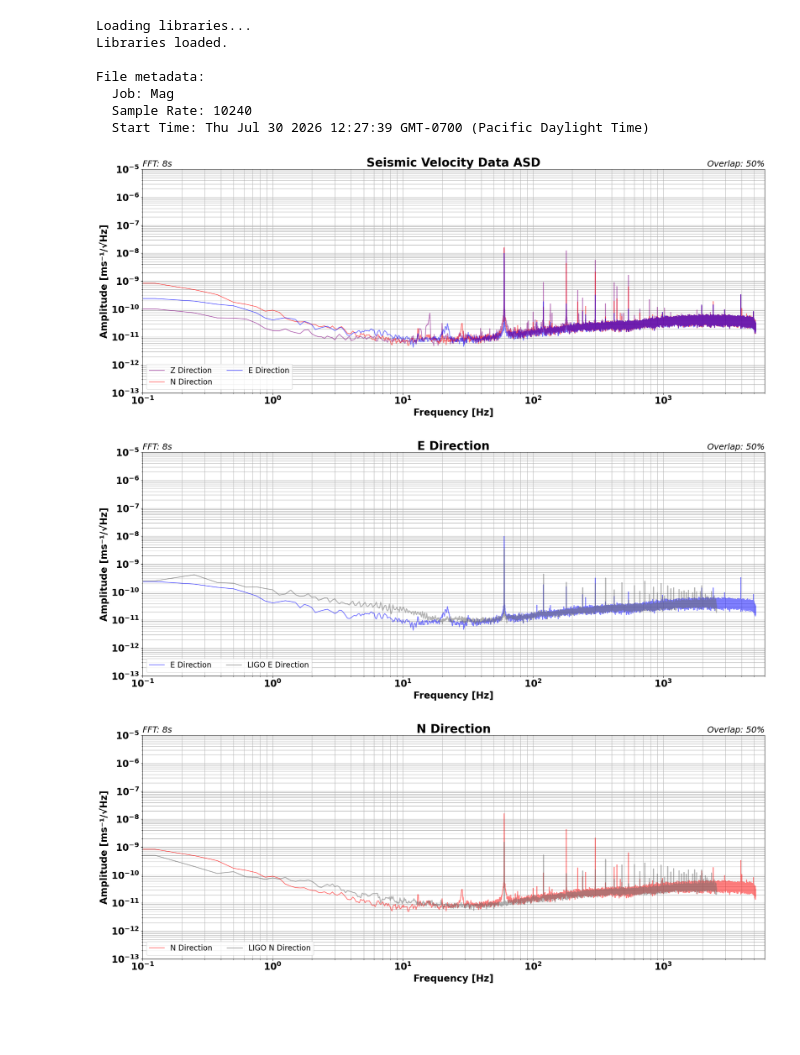
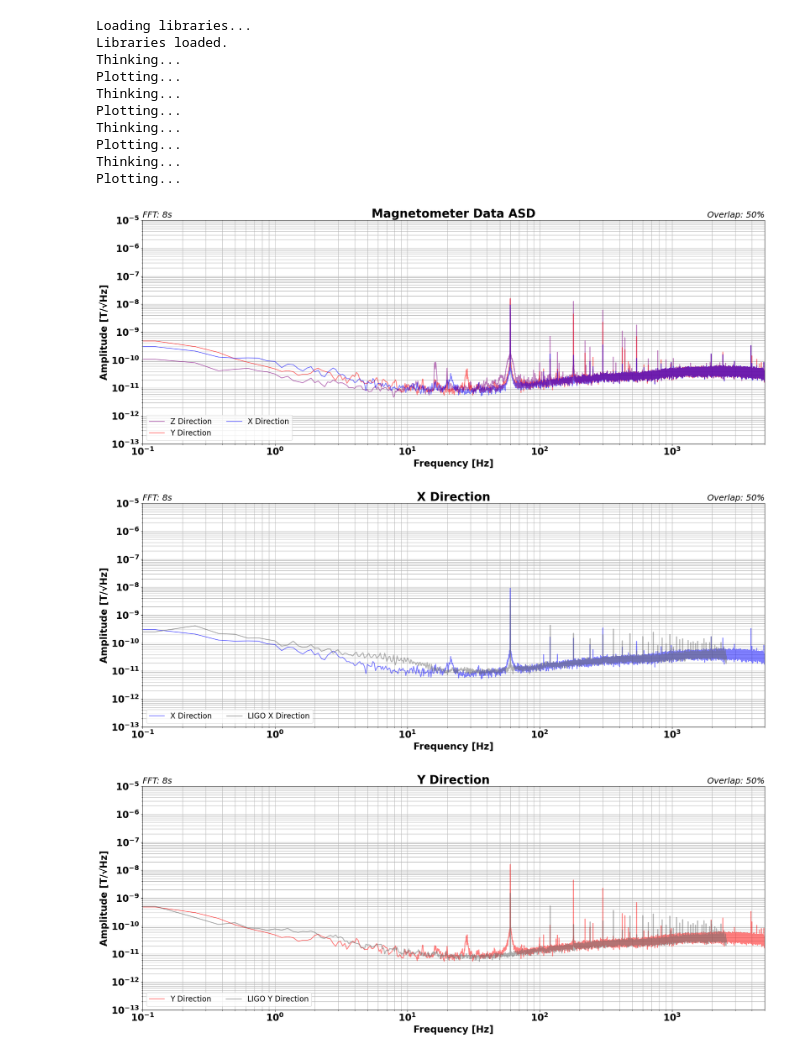
Before and after one commit to ceSiteTesting/CE_Site_Testing, a Jupyter notebook: Data_Analysis/CE_Analysis_Streak.ipynb, the cells around one changed output. Saved outputs shown, nothing was run; the diff lists cells and outputs as text; code cells hidden in the pictures; blank space fills up the shorter version.

```diff
--- a/Data_Analysis/CE_Analysis_Streak.ipynb
+++ b/Data_Analysis/CE_Analysis_Streak.ipynb
@@ -7,7 +7,7 @@
 ## Set this to the location of your seismic CSV data file.
 ## Only one path should be uncommented (no '#' at the start) at a time.
 
-data_file_path = r"C:\Users\cosmi\Downloads\mag_2026-07-30_substation_far_trial_4.csv"
+data_file_path = r"C:\Users\cacam\Downloads\goose_prarie_mag_data\mag_2026-07-30_substation_far_trial_3.csv"
 
 
 sensor = "mag"
@@ -27,7 +27,7 @@ y_min = 10e-14                                          # Bottom of the plot (lo
 
 
 # X-axis (frequency) range in Hz:
-x_max = 6000                                              # Highest frequency to show
+x_max = 5000                                              # Highest frequency to show
 x_min = 0.1                                              # Lowest frequency to show
 
 
@@ -72,9 +72,6 @@ with open(data_file_path, 'r') as f:
             key, value = line.split(':', 1)
             metadata[key.strip()] = value.strip()
 
-print("\nFile metadata:")
-for key, value in metadata.items():
-    print(f"  {key}: {value}")
 
 sample_rate = float(metadata["Sample Rate"])
 
@@ -159,6 +156,16 @@ ylabel_velocity         = "Amplitude [ms⁻¹/√Hz]"
 ylabel_displacement     = "Amplitude [m/√Hz]"
 
 
+if sensor == "mag":
+    plot_title_velocity     = "Magnetometer Data ASD"
+
+    channel_titles          = {'e': "X Direction",
+                               'n': "Y Direction",
+                               'z': "Z Direction"}
+
+    ylabel_velocity         = "Amplitude [T/√Hz]"
+
+
 ###--------------------------------------------------------------------------------------------------------------------------###
 '''------------------------------------ SECTION 7 — ASD CALCULATION AND PLOTTING FUNCTION -----------------------------------'''
 ###--------------------------------------------------------------------------------------------------------------------------###
@@ -182,6 +189,8 @@ def compute_and_plot_asd(data_z, data_n, data_e, field_sample_rate, ref_sample_r
 
 
     # ------------------- Inner helper: compute ASD for a single data array ---------------------- #
+
+    print("Thinking...")
 
     def welch_asd(data, sr):
         """
@@ -260,6 +269,7 @@ def compute_and_plot_asd(data_z, data_n, data_e, field_sample_rate, ref_sample_r
                           'zed':    'z'}
 
     if channel == 'all':
+        label_1 = "all"
         channels_to_plot = ['z', 'n', 'e']
         plot_title = plot_title_velocity if plot_type == 'velocity' else plot_title_displacement
 
@@ -283,6 +293,11 @@ def compute_and_plot_asd(data_z, data_n, data_e, field_sample_rate, ref_sample_r
 
     # ---------------------------------------- Draw the plot -------------------------------------- #
 
+###--------------------------------------------------------------------------------------------------------------------------###
+    '''---------------------------------------------- SECTION 8 — PLOTTING Data ------------------------------------------'''
+###--------------------------------------------------------------------------------------------------------------------------###
+
+    print("Plotting...")
     plt.figure(figsize = (20, 8))
     plt.yscale('log')
     plt.xscale('log')
@@ -290,6 +305,7 @@ def compute_and_plot_asd(data_z, data_n, data_e, field_sample_rate, ref_sample_r
     for ch in channels_to_plot:
         if ch not in field_results:
             continue
+
 
         # Choose velocity or displacement data for y-axis
         if plot_type == 'velocity':
@@ -311,6 +327,7 @@ def compute_and_plot_asd(data_z, data_n, data_e, field_sample_rate, ref_sample_r
 
         # LIGO reference — grey, semi-transparent
         if channel != "all":
+            label_1 = ch
             plt.plot(f_ligo, y_ligo,
                      color     = 'dimgrey',
                      linewidth = 2,
@@ -346,7 +363,9 @@ def compute_and_plot_asd(data_z, data_n, data_e, field_sample_rate, ref_sample_r
     plt.grid(True, which = 'both', ls = '-')
     plt.tight_layout()
     #plt.show()
-    #plt.savefig("glass_" + ch + ".pdf")
+
+    base_name = os.path.splitext(os.path.basename(data_file_path))[0]
+    #plt.savefig(f"C:\\Users\\cacam\\Pictures\\Plots\\Goose_Prarie_mag\\{base_name}_{label_1}.png")
 
 
 ###--------------------------------------------------------------------------------------------------------------------------###
@@ -362,38 +381,41 @@ common_args = dict(
     ref_north         = ctrl_y,
     ref_z             = ctrl_z,
     overlap           = overlap,
     fft_window_s      = fft_length,
     y_min             = y_min,
     y_max             = y_max,
     x_min             = x_min,
     x_max             = x_max,
     plot_type         = "velocity"
 )
 
 
 # ── All Channels (combined plot) — uncomment to enable ────────────────────────
 compute_and_plot_asd(channel_z, channel_north, channel_east,
                      channel='all', **common_args)
 
 # ── East Channel ──────────────────────────────────────────────────────────────
 compute_and_plot_asd(None, None, channel_east,
                      channel = 'east', **common_args)
 
 # ── North Channel ─────────────────────────────────────────────────────────────
 compute_and_plot_asd(None, channel_north, None,
                      channel = 'north', **common_args)
 
 # ── Vertical (Z) Channel ──────────────────────────────────────────────────────
 compute_and_plot_asd(channel_z, None, None,
                      channel = 'zed', **common_args)
 # %% [output]
 Loading libraries...
 Libraries loaded.
-
-File metadata:
-  Job: Mag
-  Sample Rate: 10240
-  Start Time: Thu Jul 30 2026 12:27:39 GMT-0700 (Pacific Daylight Time)
+Thinking...
+Plotting...
+Thinking...
+Plotting...
+Thinking...
+Plotting...
+Thinking...
+Plotting...
-[figure, old version]
+[figure, new version]
-[figure, old version]
+[figure, new version]
-[figure, old version]
+[figure, new version]
```
Also changed, not shown: parts of 2 cells of this notebook.
